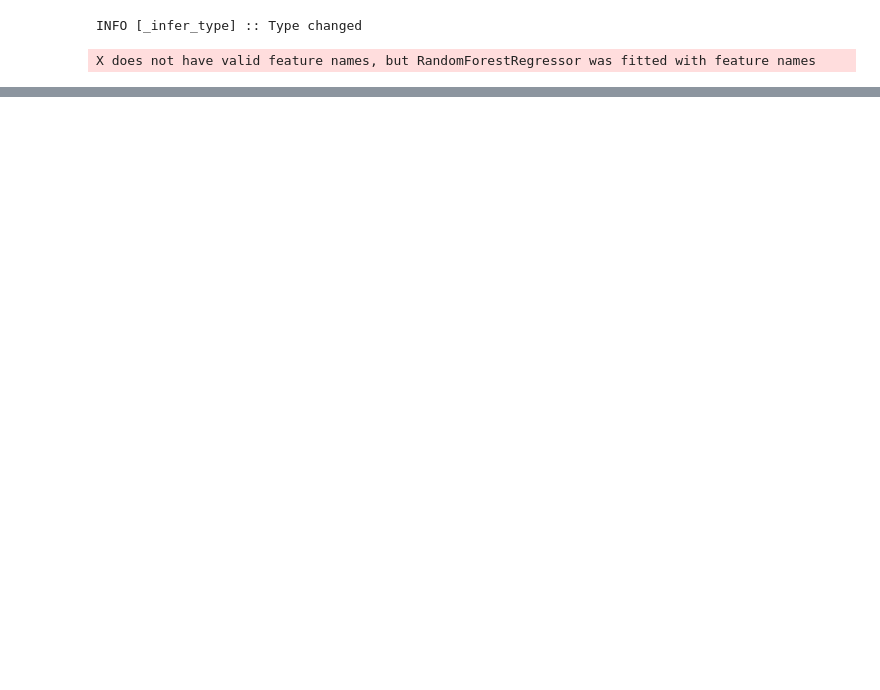
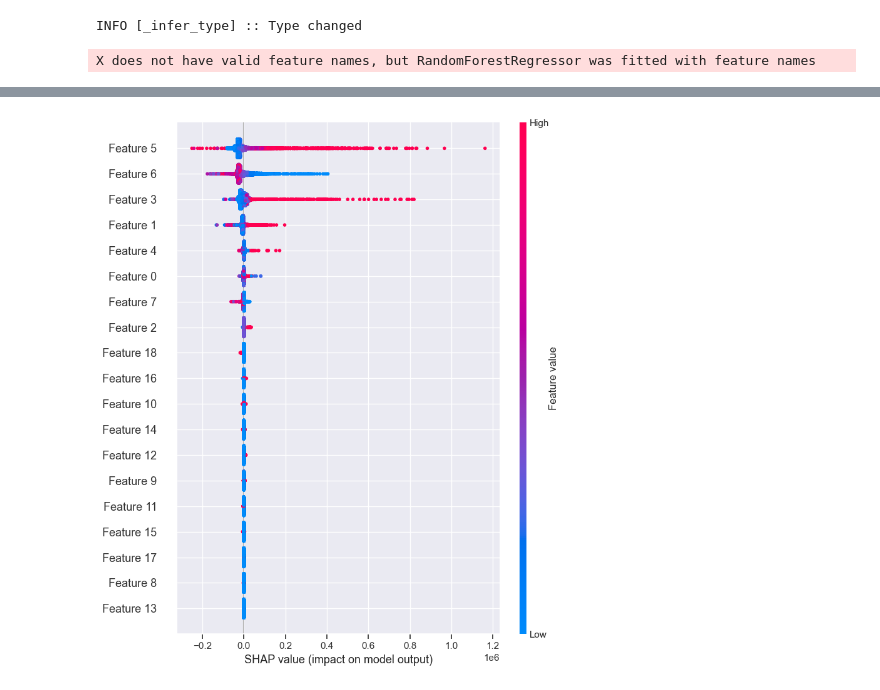
Before and after one commit to melloo21/CS5228_project, a Jupyter notebook: Combined_EDA-kh.ipynb, the cells around one changed output, grey strips where cells are left out. Drawn from its saved outputs; the diff is of its cells as text; code cells hidden in the pictures; blank space fills up the shorter version.

```diff
--- a/Combined_EDA-kh.ipynb
+++ b/Combined_EDA-kh.ipynb
@@ -813,0 +797,2 @@ X does not have valid feature names, but RandomForestRegressor was fitted with f
+# %%
+explainer = shap.Explainer(best_model)
@@ -813,0 +815,6 @@ X does not have valid feature names, but RandomForestRegressor was fitted with f
+# %%
+shap_values = explainer.shap_values(X_test)
+# %%
+shap.summary_plot(shap_values, X_test)
+# %% [output]
+[figure, added]
```
Also changed, not shown: parts of 27 cells of this notebook, 2 other files.
